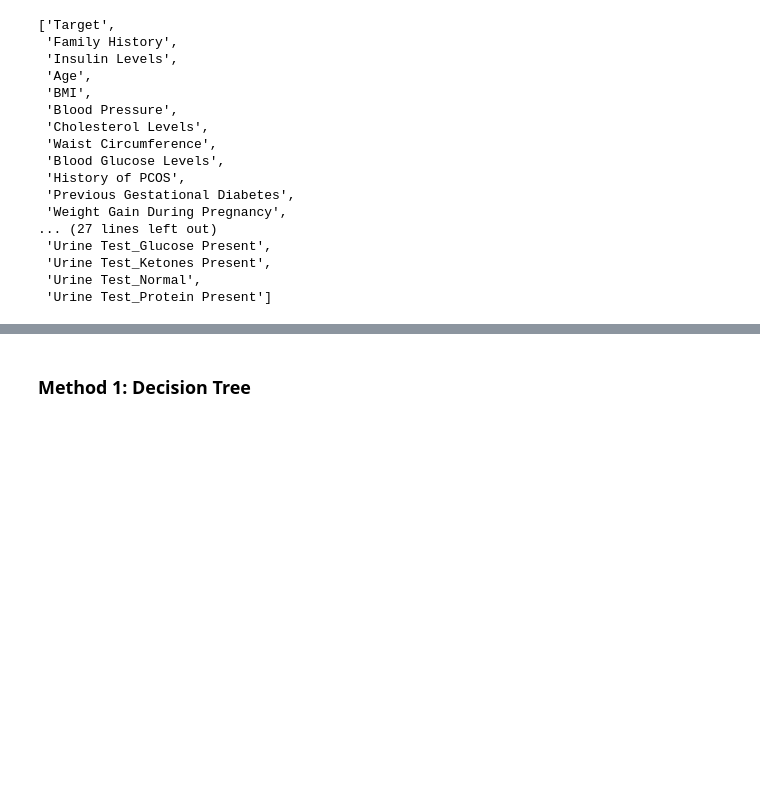
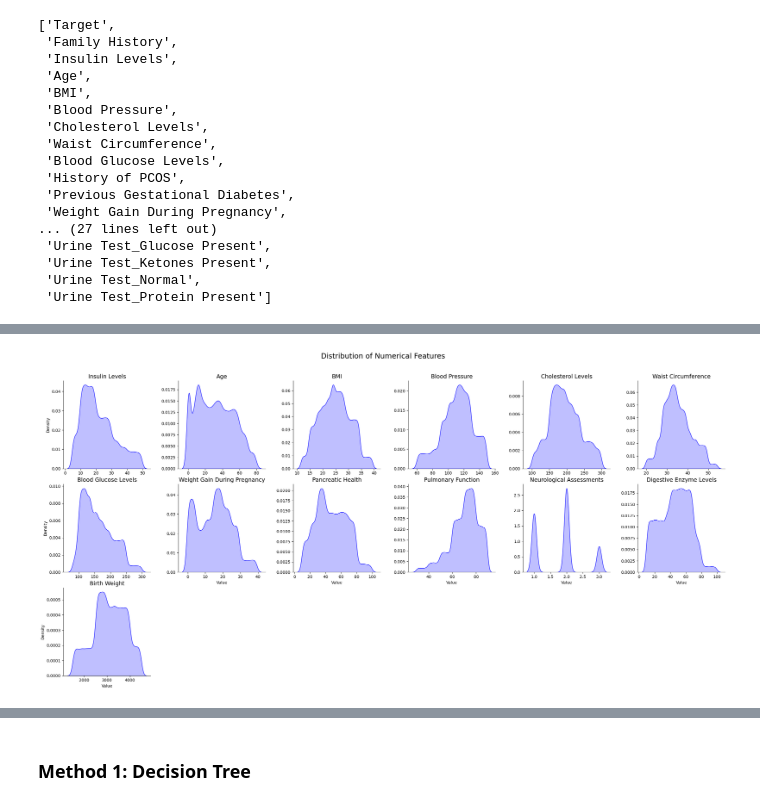
Before and after one commit to EddieMcGowan/Diabetes_Classification_Model, a Jupyter notebook: DSCI 441 Milestone 1.ipynb, the cells around one changed output, grey strips where cells are left out. Cells and saved outputs as stored; diff of their text form; code cells hidden in the pictures; blank space fills up the shorter version.

```diff
--- a/DSCI 441 Milestone 1.ipynb
+++ b/DSCI 441 Milestone 1.ipynb
@@ -485,0 +458,24 @@ KNN: https://scikit-learn.org/stable/modules/neighbors.html
+# %%
+import matplotlib.pyplot as plt
+import seaborn as sns
+
+# Identify numerical columns
+numerical_columns = diabetes_stats.select_dtypes(include=['int64', 'float64']).columns
+
+# Reshape data for FacetGrid (melt the DataFrame)
+diabetes_melted = diabetes_stats.melt(id_vars=["Target"], value_vars=numerical_columns, var_name="Feature", value_name="Value")
+
+# Set up the FacetGrid for each numerical feature
+g = sns.FacetGrid(diabetes_melted, col="Feature", col_wrap=6, height=4, sharex=False, sharey=False)
+
+# Create KDE plots (one smooth density line per numerical feature)
+g.map_dataframe(sns.kdeplot, x="Value", fill=True, color="blue")
+
+# Increase text size and formatting
+g.set_axis_labels("Value", "Density")
+g.set_titles(col_template="{col_name}", size=14)
+g.fig.suptitle("Distribution of Numerical Features", fontsize=18)
+plt.subplots_adjust(top=0.9)  # Adjust title position
+plt.show()
+# %% [output]
+[figure, added]
```
Also changed, not shown: parts of 26 cells of this notebook, 1 other file.
